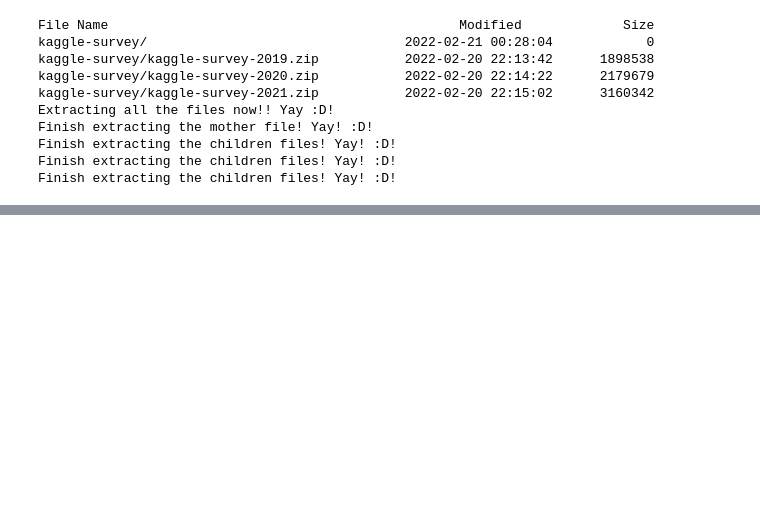
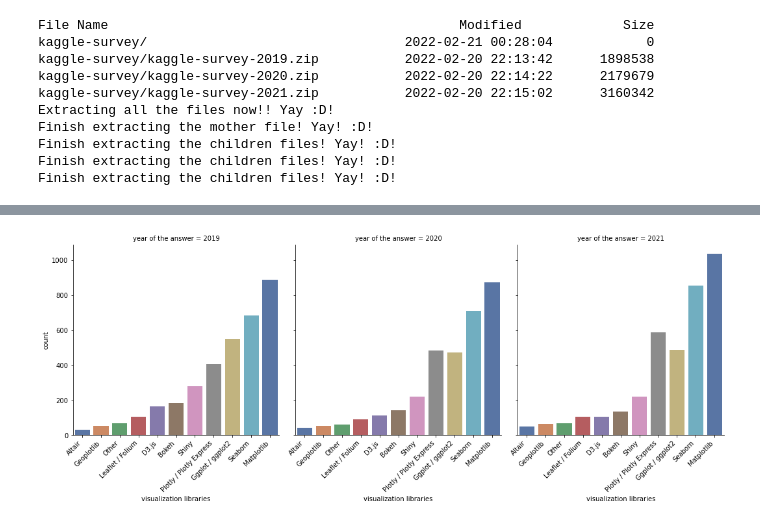
Before and after one commit to mingyeahh/Data-collection-cleaning, a Jupyter notebook: knpv42.ipynb, the cells around one changed output, grey strips where cells are left out. Saved outputs shown, nothing was run; the diff lists cells and outputs as text; code cells hidden in the pictures; blank space fills up the shorter version.

```diff
--- a/knpv42.ipynb
+++ b/knpv42.ipynb
@@ -738,0 +766,25 @@ df.to_csv('Kaggle_survey 2019-2021_cleaned.csv', encoding='utf-8', index=False)
+# %%
+# Plot for top 5 visualisation libraries/tools by senior Data Scientists all three years
+
+# df.columns.get_loc('What data visualization libraries or tools do you use on a regular basis?  (Select all that apply) - Selected Choice -  Ggplot / ggplot2')
+# => 77
+# df.columns.get_loc('What data visualization libraries or tools do you use on a regular basis?  (Select all that apply) - Selected Choice - None')
+# => 87
+plot2_q = df.iloc[:, 77:87]
+
+plot2 = pd.melt(df_ppl_grp, id_vars=['year of the answer'], value_vars= list(plot2_q.columns) + ['What data visualization libraries or tools do you use on a regular basis?  (Select all that apply) - Selected Choice - Other'], value_name='visualization libraries')
+
+plot2.dropna(inplace=True)
+
+cat = sns.catplot(kind="count", col="year of the answer", x="visualization libraries",
+            order=plot2["visualization libraries"].value_counts().sort_values().index,
+            data=plot2,
+            palette='deep'
+                 )
+for i in cat.axes:
+    for j in i:
+        j.set_xticklabels(j.get_xticklabels(), rotation=45, ha='right')
+# cat.fig.suptitle('Top 5 visualisation libraries by senior data scientists from 2019 to 2021') #ugly so unused :(
+plt.savefig("plot2_visualisation.png", bbox_inches='tight')
+# %% [output]
+[figure, added]
```
Also changed, not shown: parts of 6 cells of this notebook, 1 other file.
